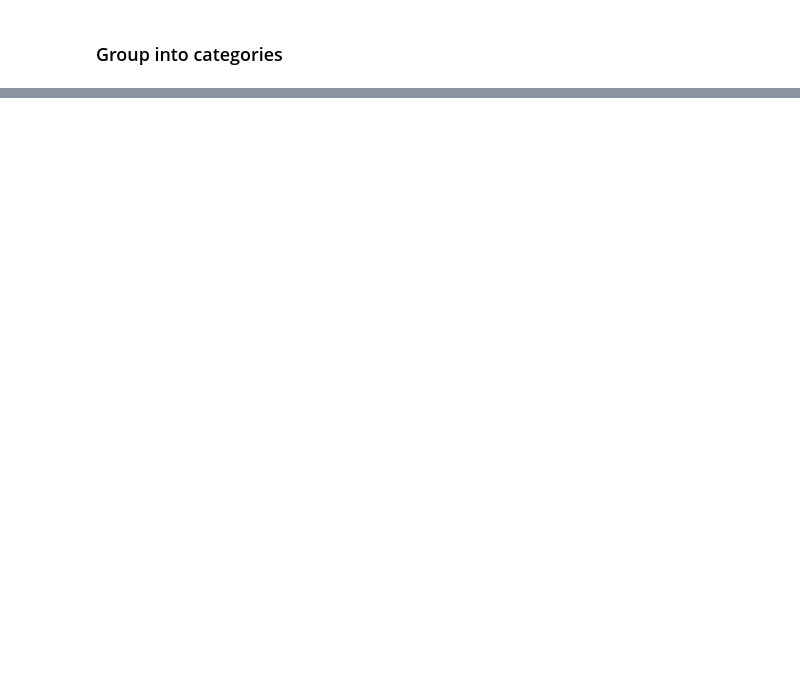
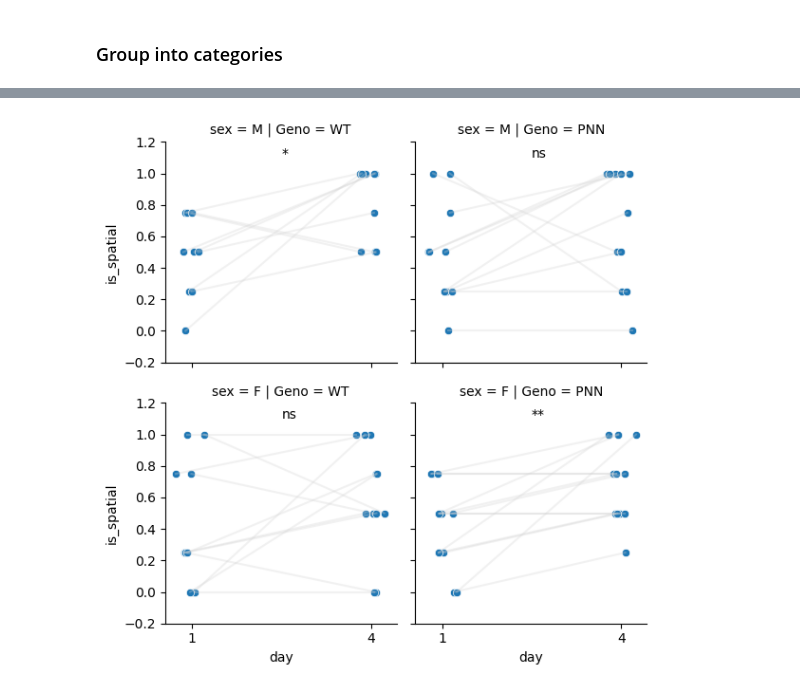
Before and after one commit to tristanstoeber/alexander2024behavioral, a Jupyter notebook: 02_strategy_classification.ipynb, the cells around one changed output, grey strips where cells are left out. Drawn from its saved outputs; the diff is of its cells as text; code cells hidden in the pictures; blank space fills up the shorter version.

```diff
--- a/02_strategy_classification.ipynb
+++ b/02_strategy_classification.ipynb
@@ -684,7 +529,7 @@ def determine_strategy_category(row, strat_dict, col_name_strat='strategy_name')
     return strat_cat
 # %%
 # classify strategies according to the groups
-df_train['strat_cat'] = df_train.apply(determine_strategy_category, axis=1, args=(strat_group_new, 'strategy_name'))
-# convert to one how encoding
+df_train['strat_cat'] = df_train.apply(determine_strategy_category, axis=1, args=(strat_group, 'strategy_name'))
+# convert to one hot encoding
 df_dummies = pd.get_dummies(df_train['strat_cat'], columns=['strat_cat'], prefix='is')
 df_train = pd.concat([df_train, df_dummies], axis=1)
@@ -767,0 +579,90 @@ df_train_dummies.iloc[0]
+# %%
+df_train['strat_cat_spatial'] = df_train.apply(determine_strategy_category, axis=1, args=(strat_group, 'strategy_name'))
+df_train.loc[:, 'is_spatial'] = df_train.apply(lambda row: True if row['strat_cat_spatial'] == 'spatial' else False, axis=1)
+
+grp_id_day = df_train.groupby(['animal_id', 'exp_day', 'sex', 'Geno', 'phase'])
+# get fraction
+frac_spatial = grp_id_day['is_spatial'].mean()
+# convert to dataframe
+df_frac_id_day_spatial = frac_spatial.reset_index()
+# %%
+test = ttest_rel
+
+for phase_i in ['Hid', 'Rev']:
+    print(phase_i)
+
+    df = df_frac_id_day_spatial[(df_frac_id_day_spatial['phase']==phase_i)]
+    day_start = df['exp_day'].min()
+    day_stop = df['exp_day'].max()
+    day_delta = day_stop-day_start
+    df = df[df['exp_day'].isin([day_start, day_stop])]
+
+    # Calculate the p-values and asterisks for each group
+    grouped = df.groupby(['Geno', 'sex'])
+
+    pvalues = grouped.apply(lambda group: test(group[group['exp_day'] == day_start]['is_spatial'], group[group['exp_day'] == day_stop]['is_spatial']).pvalue)
+    asterisks = pvalues.apply(convert_pvalue_to_asterisks)
+    # Create a dictionary that maps ('Geno', 'sex') to asterisks
+    asterisks_dict = {group: asterisk for group, asterisk in zip(pvalues.index, asterisks)}
+
+    # Create a mapping from 'animal_id' to a unique shift value for each group
+    shift_values = np.linspace(-.05*day_delta, .05*day_delta, grouped['animal_id'].nunique().max())
+    for (geno, sex), group in grouped:
+        animal_ids = group['animal_id'].unique()
+        shift_mapping = dict(zip(animal_ids, shift_values[:len(animal_ids)]))
+        df.loc[group.index, 'exp_day_shifted'] = df.loc[group.index, 'exp_day'] + df.loc[group.index, 'animal_id'].map(shift_mapping)
+
+    # Add a small jitter
+    df.loc[:, 'exp_day_shifted'] = df['exp_day_shifted'] + np.random.uniform(-.05*day_delta, .05*day_delta, size=len(df))
+
+    # Create a FacetGrid object
+    g = sns.FacetGrid(df, col="Geno", row="sex")
+
+    # Define a custom function to plot
+    def plot_lines(data, **kwargs):
+        animal_ids = data['animal_id'].unique()
+        for animal_id in animal_ids:
+            animal_data = data[data['animal_id'] == animal_id]
+            sns.lineplot(data=animal_data, x='exp_day_shifted', y='is_spatial', color='lightgrey', alpha=0.3, legend=False)
+
+    # Map the custom lineplot to the FacetGrid
+    g.map_dataframe(plot_lines)
+
+    # Map the scatterplot to the FacetGrid
+    g.map_dataframe(sns.scatterplot, x="exp_day_shifted", y="is_spatial")
+
+    # Create a list of tuples that represent the row and column indices of each group
+    indices = [(i, j) for i in range(len(df['sex'].unique())) for j in range(len(df['Geno'].unique()))]
+
+    # Add the asterisks to the plot
+    for i, row_name in enumerate(g.row_names):
+        for j, col_name in enumerate(g.col_names):
+            # Get the corresponding asterisk
+            asterisk = asterisks_dict.get((col_name, row_name), '')
+
+            # Add the asterisk to the subplot
+            g.axes[i, j].text(day_start+(day_stop-day_start)/2., 1.1, asterisk, ma='center')
+
+    # Limit xticks to 1 and 8
+    g.set(ylim=[-0.2, 1.2])
+    g.set(xticks=[day_start, day_stop])
+    g.set_xlabels("day")
+
+    plt.draw()
+    plt.tight_layout()  # Adjust the layout
+    plt.savefig("figures/compare_day_start_end_"+phase_i+".pdf")
+
+
+    # Group the DataFrame by 'sex' and 'Geno'
+    grouped = df.groupby(['sex', 'Geno'])
+
+    # Perform the paired t-test for each group is a test for the null hypothesis that two related or repeated samples have identical average (expected) values
+    print(test)
+    for (sex, geno), group in grouped:
+        dat_start = group[group['exp_day'] == day_start]['is_spatial']
+        dat_stop = group[group['exp_day'] == day_stop]['is_spatial']
+        t_stat, p_val = test(dat_start, dat_stop)
+        print(f"For sex = '{sex}', Geno = '{geno}':")
+        print(f"  T-statistic: {t_stat}")
+        print(f"  P-value: {p_val}")
+# %% [output]
@@ -767,0 +686 @@ df_train_dummies.iloc[0]
+[figure, added]
```
Also changed, not shown: parts of 49 cells of this notebook, 4 other files.
